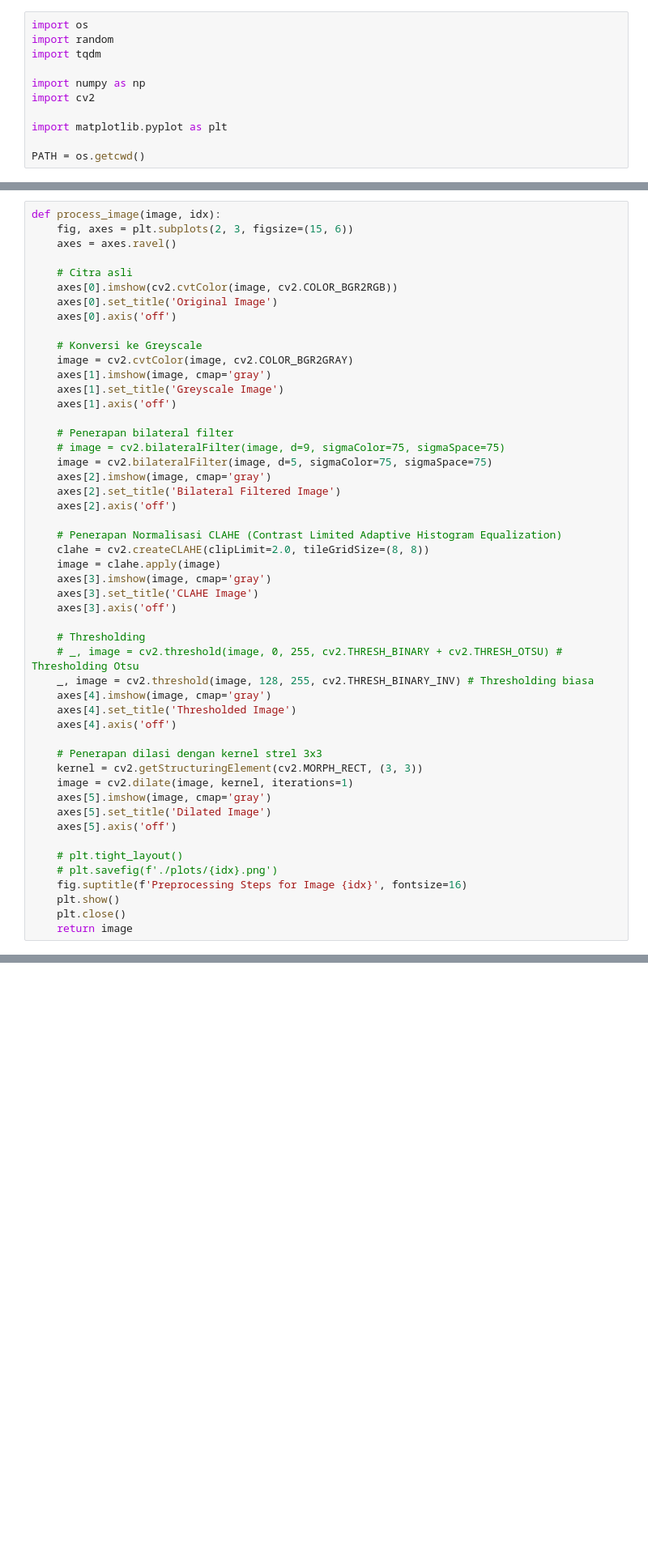
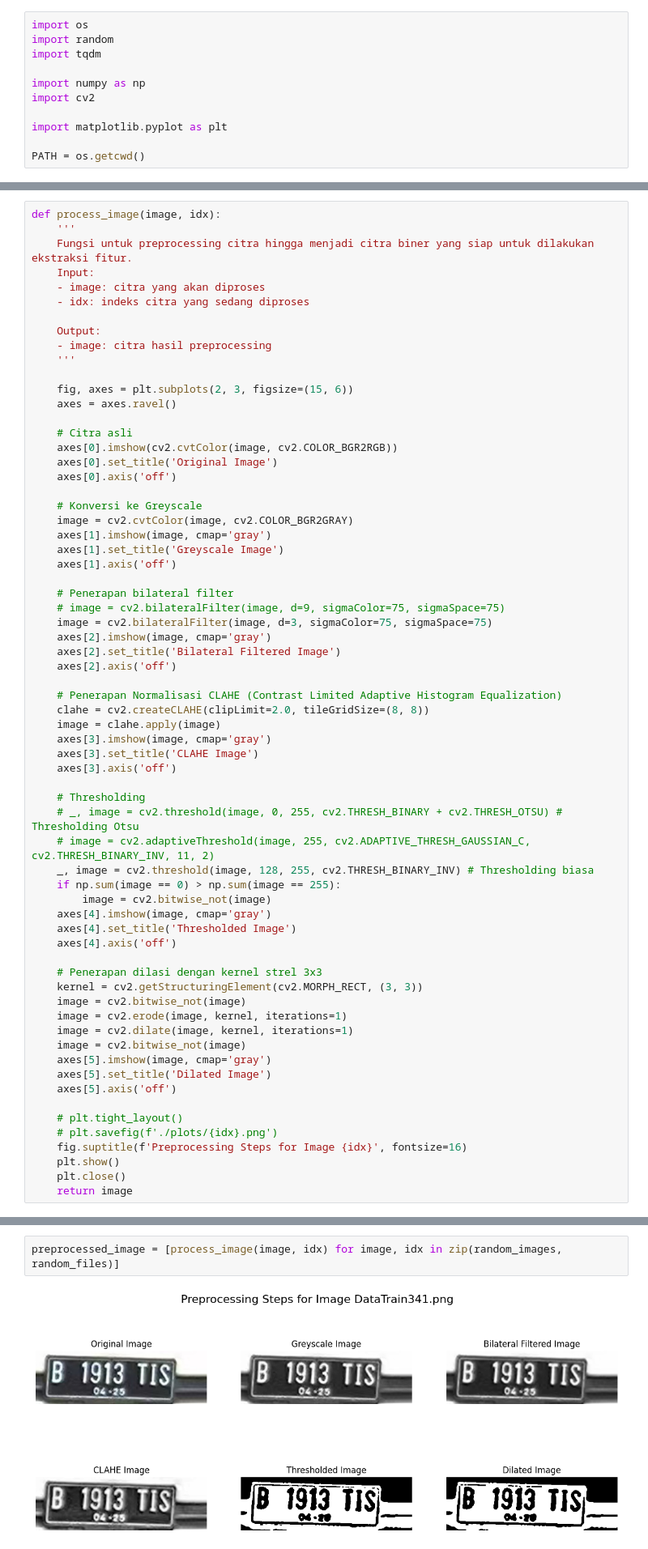
Before and after one commit to abdzufar/PCD-PlatNomor, a Jupyter notebook: preprocess.ipynb, the cells around one changed output, grey strips where cells are left out. Shown at 81% size. Drawn from its saved outputs; the diff is of its cells as text; blank space fills up the shorter version.

```diff
--- a/preprocess.ipynb
+++ b/preprocess.ipynb
@@ -30,5 +39,15 @@ random_images = [cv2.imread(os.path.join(PATH, 'Train', img_file)) for img_file
 # %%
 def process_image(image, idx):
+    '''
+    Fungsi untuk preprocessing citra hingga menjadi citra biner yang siap untuk dilakukan ekstraksi fitur.
+    Input:
+    - image: citra yang akan diproses
+    - idx: indeks citra yang sedang diproses
+
+    Output:
+    - image: citra hasil preprocessing
+    '''
+
     fig, axes = plt.subplots(2, 3, figsize=(15, 6))
     axes = axes.ravel()
 
@@ -45,7 +64,7 @@ def process_image(image, idx):
 
     # Penerapan bilateral filter
     # image = cv2.bilateralFilter(image, d=9, sigmaColor=75, sigmaSpace=75)
-    image = cv2.bilateralFilter(image, d=5, sigmaColor=75, sigmaSpace=75)
+    image = cv2.bilateralFilter(image, d=3, sigmaColor=75, sigmaSpace=75)
     axes[2].imshow(image, cmap='gray')
     axes[2].set_title('Bilateral Filtered Image')
     axes[2].axis('off')
@@ -59,14 +78,20 @@ def process_image(image, idx):
 
     # Thresholding
     # _, image = cv2.threshold(image, 0, 255, cv2.THRESH_BINARY + cv2.THRESH_OTSU) # Thresholding Otsu
+    # image = cv2.adaptiveThreshold(image, 255, cv2.ADAPTIVE_THRESH_GAUSSIAN_C, cv2.THRESH_BINARY_INV, 11, 2)
     _, image = cv2.threshold(image, 128, 255, cv2.THRESH_BINARY_INV) # Thresholding biasa
+    if np.sum(image == 0) > np.sum(image == 255):
+        image = cv2.bitwise_not(image)
     axes[4].imshow(image, cmap='gray')
     axes[4].set_title('Thresholded Image')
     axes[4].axis('off')
 
     # Penerapan dilasi dengan kernel strel 3x3
     kernel = cv2.getStructuringElement(cv2.MORPH_RECT, (3, 3))
+    image = cv2.bitwise_not(image)
+    image = cv2.erode(image, kernel, iterations=1)
     image = cv2.dilate(image, kernel, iterations=1)
+    image = cv2.bitwise_not(image)
     axes[5].imshow(image, cmap='gray')
     axes[5].set_title('Dilated Image')
     axes[5].axis('off')
@@ -88,0 +105,4 @@ for i, img in zip(random_numbers, random_images):
+# %%
+preprocessed_image = [process_image(image, idx) for image, idx in zip(random_images, random_files)]
+# %% [output]
+[figure, added]
```
Also changed, not shown: parts of 7 cells of this notebook, 5 other files.
